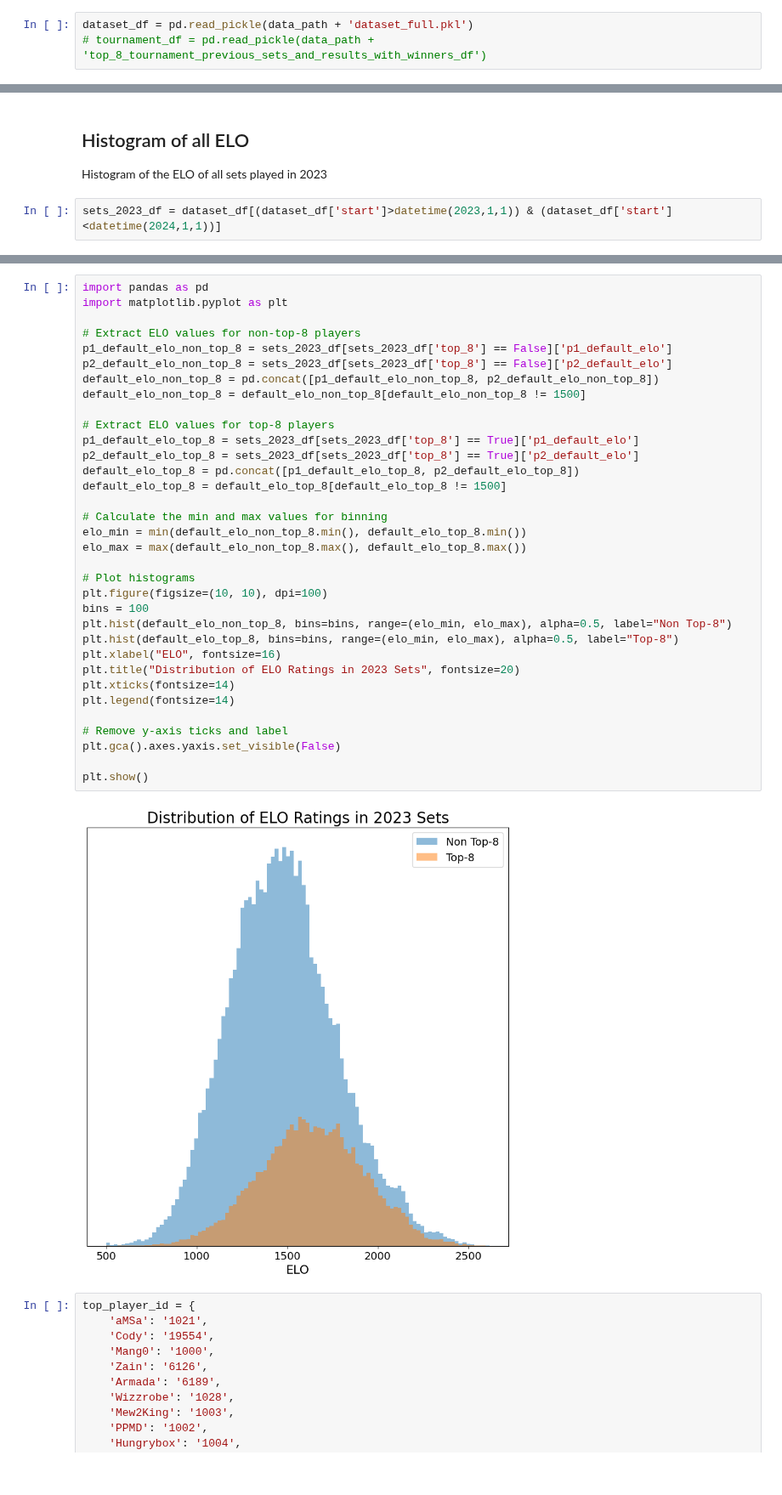
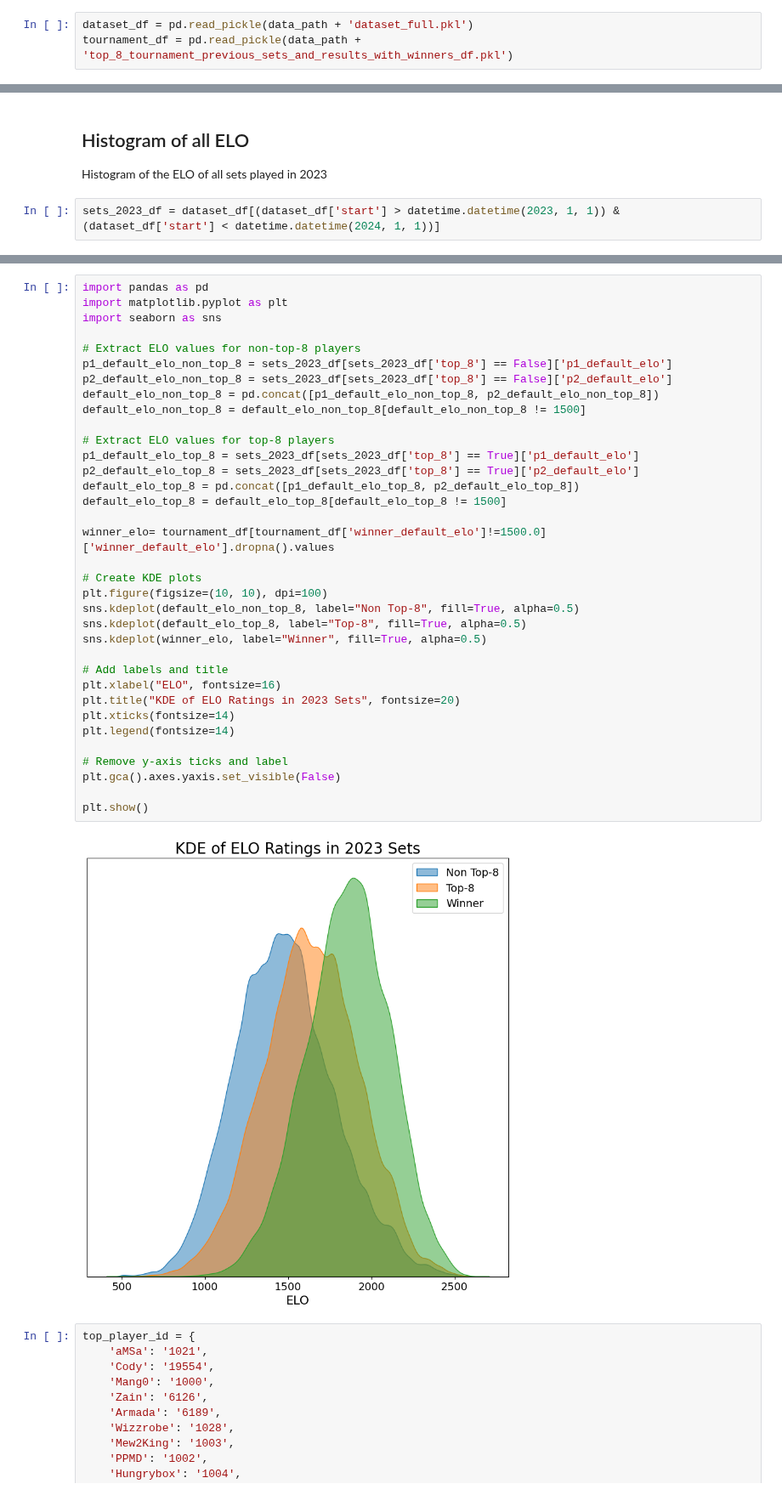
Before and after one commit to jjaw89/fall-2024-smash-melee-top-8-prediction, a Jupyter notebook: figures/figures_for_readme.ipynb, the cells around one changed output, grey strips where cells are left out. Shown at 85% size. Cells and saved outputs as stored; diff of their text form.

```diff
--- a/figures/figures_for_readme.ipynb
+++ b/figures/figures_for_readme.ipynb
@@ -56,7 +56,7 @@ else:
 ### Load Data
 # %%
 dataset_df = pd.read_pickle(data_path + 'dataset_full.pkl')
-# tournament_df = pd.read_pickle(data_path + 'top_8_tournament_previous_sets_and_results_with_winners_df')
+tournament_df = pd.read_pickle(data_path + 'top_8_tournament_previous_sets_and_results_with_winners_df.pkl')
 # %% [markdown]
 Print out the columns using a loop for ease of reading.
 # %%
@@ -84,5 +115,5 @@ for i, col in enumerate(dataset_df.columns):
 ## Histogram of all ELO
 Histogram of the ELO of all sets played in 2023
 # %%
-sets_2023_df = dataset_df[(dataset_df['start']>datetime(2023,1,1)) & (dataset_df['start']<datetime(2024,1,1))]
+sets_2023_df = dataset_df[(dataset_df['start'] > datetime.datetime(2023, 1, 1)) & (dataset_df['start'] < datetime.datetime(2024, 1, 1))]
 # %%
@@ -138,39 +215,40 @@ plt.show()
 # %%
 import pandas as pd
 import matplotlib.pyplot as plt
+import seaborn as sns
 
 # Extract ELO values for non-top-8 players
 p1_default_elo_non_top_8 = sets_2023_df[sets_2023_df['top_8'] == False]['p1_default_elo']
 p2_default_elo_non_top_8 = sets_2023_df[sets_2023_df['top_8'] == False]['p2_default_elo']
 default_elo_non_top_8 = pd.concat([p1_default_elo_non_top_8, p2_default_elo_non_top_8])
 default_elo_non_top_8 = default_elo_non_top_8[default_elo_non_top_8 != 1500]
 
 # Extract ELO values for top-8 players
 p1_default_elo_top_8 = sets_2023_df[sets_2023_df['top_8'] == True]['p1_default_elo']
 p2_default_elo_top_8 = sets_2023_df[sets_2023_df['top_8'] == True]['p2_default_elo']
 default_elo_top_8 = pd.concat([p1_default_elo_top_8, p2_default_elo_top_8])
 default_elo_top_8 = default_elo_top_8[default_elo_top_8 != 1500]
 
-# Calculate the min and max values for binning
-elo_min = min(default_elo_non_top_8.min(), default_elo_top_8.min())
-elo_max = max(default_elo_non_top_8.max(), default_elo_top_8.max())
+winner_elo= tournament_df[tournament_df['winner_default_elo']!=1500.0]['winner_default_elo'].dropna().values
 
-# Plot histograms
+# Create KDE plots
 plt.figure(figsize=(10, 10), dpi=100)
-bins = 100
-plt.hist(default_elo_non_top_8, bins=bins, range=(elo_min, elo_max), alpha=0.5, label="Non Top-8")
-plt.hist(default_elo_top_8, bins=bins, range=(elo_min, elo_max), alpha=0.5, label="Top-8")
+sns.kdeplot(default_elo_non_top_8, label="Non Top-8", fill=True, alpha=0.5)
+sns.kdeplot(default_elo_top_8, label="Top-8", fill=True, alpha=0.5)
+sns.kdeplot(winner_elo, label="Winner", fill=True, alpha=0.5)
+
+# Add labels and title
 plt.xlabel("ELO", fontsize=16)
-plt.title("Distribution of ELO Ratings in 2023 Sets", fontsize=20)
+plt.title("KDE of ELO Ratings in 2023 Sets", fontsize=20)
 plt.xticks(fontsize=14)
 plt.legend(fontsize=14)
 
 # Remove y-axis ticks and label
 plt.gca().axes.yaxis.set_visible(False)
 
 plt.show()
 # %% [output]
-[figure, old version]
+[figure, new version]
 # %%
 top_player_id = {
     'aMSa': '1021',
```
Also changed, not shown: parts of 14 cells of this notebook, 10 other files.
